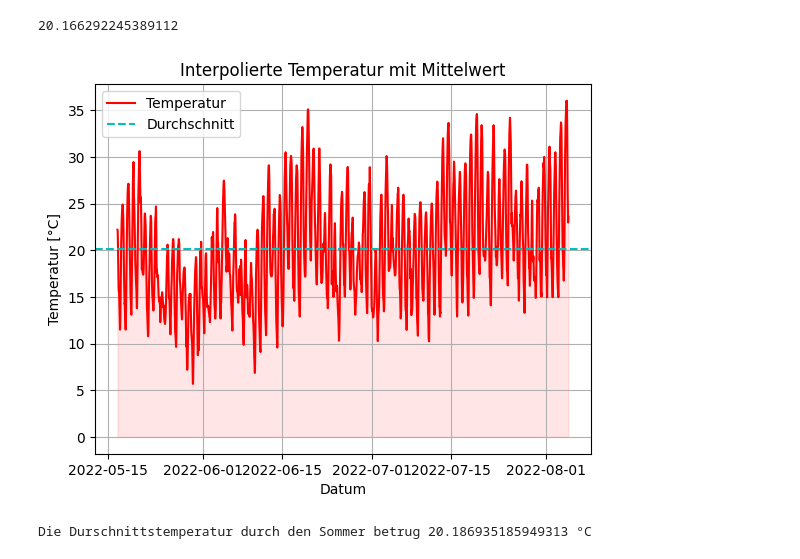
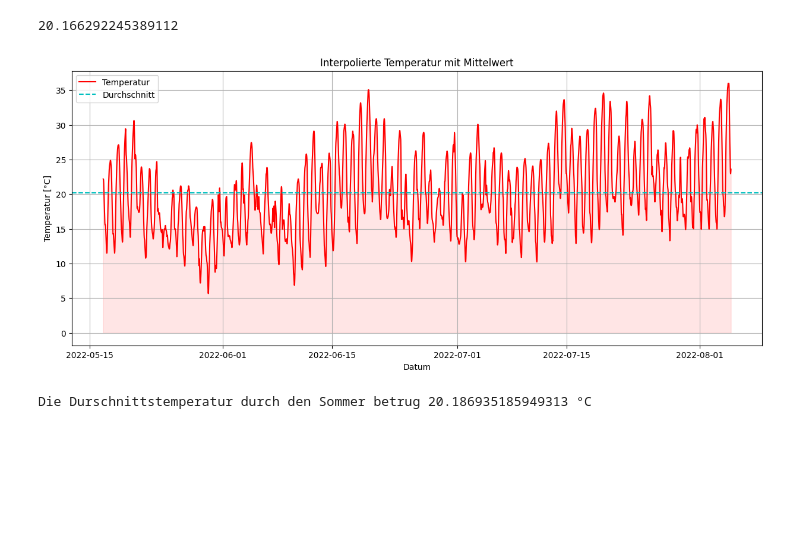
Before and after one commit to Kevin-J-Klein/NGDS-Gruppe-G, a Jupyter notebook: WetterstationGruppeG-Kevin.ipynb, the cells around one changed output. Cells and saved outputs as stored; diff of their text form; code cells hidden in the pictures; blank space fills up the shorter version.

Commit message:
plot verschönert

```diff
--- a/WetterstationGruppeG-Kevin.ipynb
+++ b/WetterstationGruppeG-Kevin.ipynb
@@ -383,17 +383,18 @@ np.mean(temp_inter_cubic[2*summer_start_index:2*summer_end_index]) # wäre das n
 ausgewählter_zeitraum_x = time_datetime_inter[2*summer_start_index:2*summer_end_index]
 ausgewählter_zeitraum_y = temp_inter_cubic[2*summer_start_index:2*summer_end_index]
 # %%
+plt.figure(figsize=(15,6))
 plt.plot(ausgewählter_zeitraum_x, ausgewählter_zeitraum_y, color='red', label='Temperatur')
 plt.fill_between(ausgewählter_zeitraum_x, ausgewählter_zeitraum_y, alpha=0.1, color='red')
 plt.axhline(y=mean_temp, color='c', linestyle='--', label='Durchschnitt')
 plt.xlabel("Datum")
 plt.ylabel("Temperatur [°C]")
 plt.title("Interpolierte Temperatur mit Mittelwert")
 plt.legend()
 plt.grid()
 plt.show()
 
 print("Die Durschnittstemperatur durch den Sommer betrug", mean_temp, "°C")
 # %% [output]
-[figure, old version]
+[figure, new version]
 Die Durschnittstemperatur durch den Sommer betrug 20.186935185949313 °C
```
